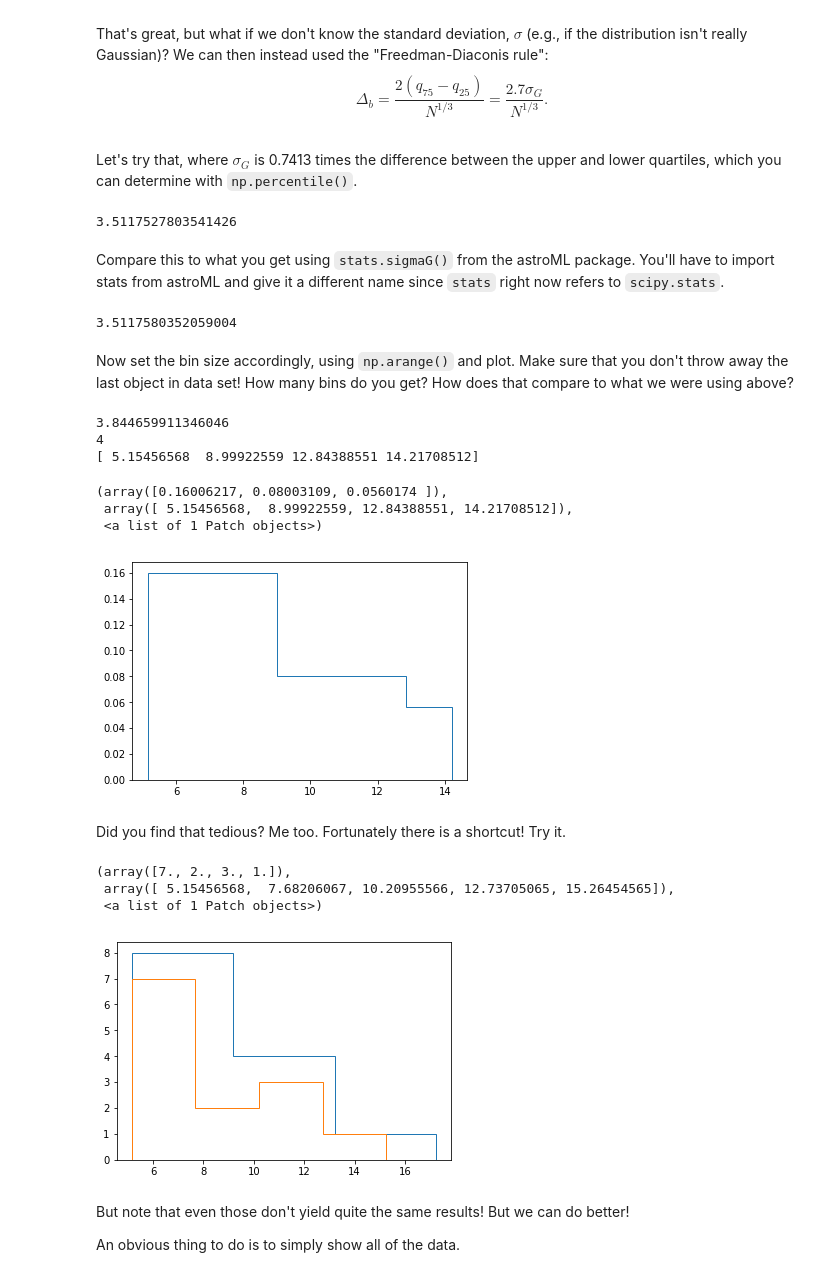
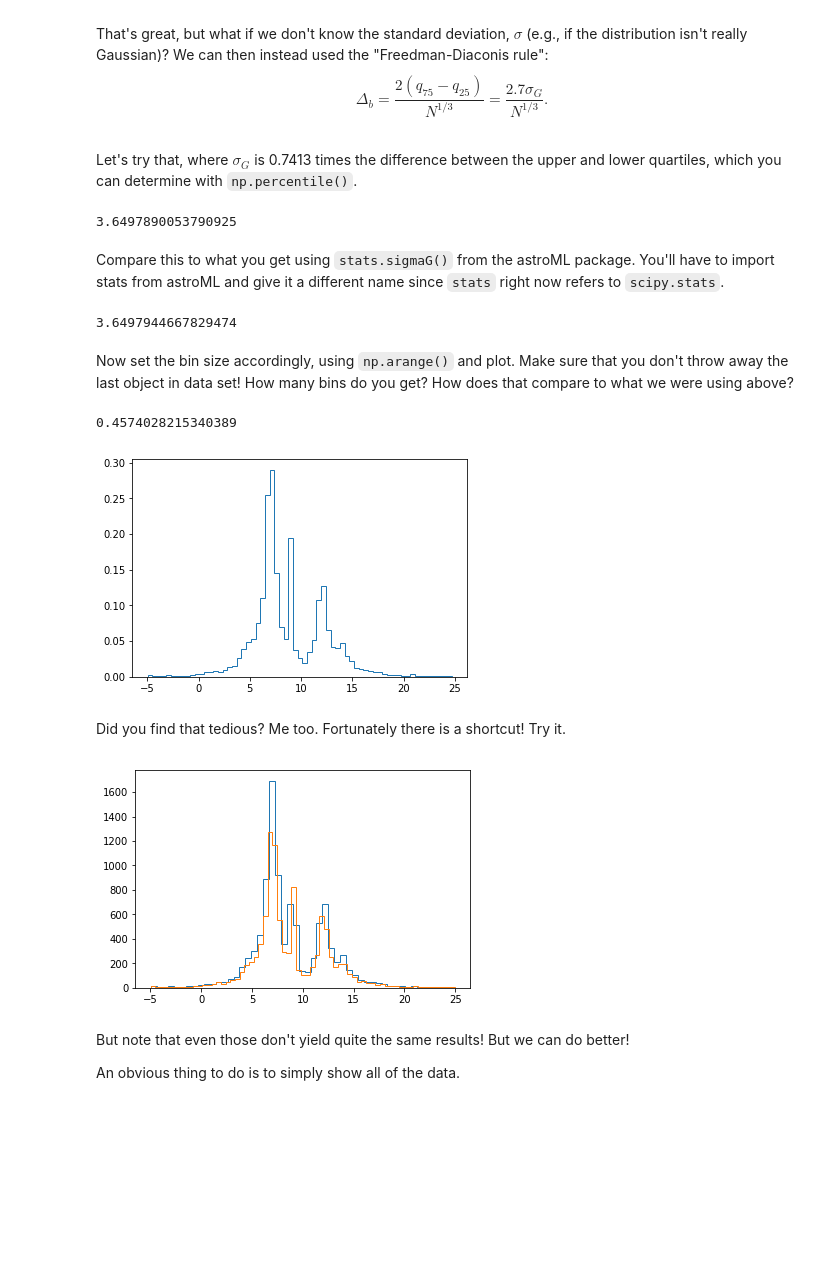
Before and after one commit to pranphy/PHYST580-F18, a Jupyter notebook: notebooks/HistogramExample.ipynb, the cells around one changed output. Saved outputs shown, nothing was run; the diff lists cells and outputs as text; code cells hidden in the pictures; blank space fills up the shorter version.

Commit message:
Update the final short histogram

```diff
--- a/notebooks/HistogramExample.ipynb
+++ b/notebooks/HistogramExample.ipynb
@@ -21,7 +21,7 @@ Let's work through some examples to see what problems we encounter and how we mi
 # Execute this cell to generate a univariate data array, x
 # this is the same data used in Ivezic, Figure 6.5
 np.random.seed(0)
-N = 15
+N = 10_000
 mu_gamma_f = [(5, 1.0, 0.1),
               (7, 0.5, 0.5),
               (9, 0.1, 0.1),
@@ -131,7 +126,7 @@ q25,q75 = np.percentile(x,[25,75]) #Complete
 sigmaG = 0.7413*(q75-q25) #Complete
 print(sigmaG)
 # %% [output]
-3.5117527803541426
+3.6497890053790925
 # %% [markdown]
 Compare this to what you get using `stats.sigmaG()` from the astroML package.  You'll have to import stats from astroML and give it a different name since `stats` right now refers to `scipy.stats`.
 # %%
@@ -139,37 +134,27 @@ from astroML import stats as astroMLstats
 sigmaG2 = astroMLstats.sigmaG(x)
 print(sigmaG2)
 # %% [output]
-3.5117580352059004
+3.6497944667829474
 # %% [markdown]
 Now set the bin size accordingly, using `np.arange()` and plot.  Make sure that you don't throw away the last object in data set!  How many bins do you get?  How does that compare to what we were using above?
 # %%
 binsize = 2.7*sigmaG2/(N**(1/3.)) #Complete
 print(binsize)
 bins = np.append(np.arange(start=x.min(),stop=x.max(),step=binsize),x.max()) #Complete
-print(len(bins))
-print(bins)
 # %% [output]
-3.844659911346046
-4
-[ 5.15456568  8.99922559 12.84388551 14.21708512]
+0.4574028215340389
 # %%
-plt.hist(x,histtype='step',bins=bins,normed=True) #Complete
+__ =plt.hist(x,histtype='step',bins=bins,density=True) #Complete
 # %% [output]
-(array([0.16006217, 0.08003109, 0.0560174 ]),
- array([ 5.15456568,  8.99922559, 12.84388551, 14.21708512]),
- <a list of 1 Patch objects>)
-[figure, old version]
+[figure, new version]
 # %% [markdown]
 Did you find that tedious?  Me too.  Fortunately there is a shortcut!  Try it.
 # %%
 from astroML.plotting import hist as fancyhist
-fancyhist(x, bins="scott", histtype="step")
-fancyhist(x, bins="freedman", histtype="step")
+__ = fancyhist(x, bins="scott", histtype="step")
+__ = fancyhist(x, bins="freedman", histtype="step")
 # %% [output]
-(array([7., 2., 3., 1.]),
- array([ 5.15456568,  7.68206067, 10.20955566, 12.73705065, 15.26454565]),
- <a list of 1 Patch objects>)
-[figure, old version]
+[figure, new version]
 # %% [markdown]
 But note that even those don't yield quite the same results!  But we can do better!
 
```
Also changed, not shown: parts of 11 cells of this notebook.
